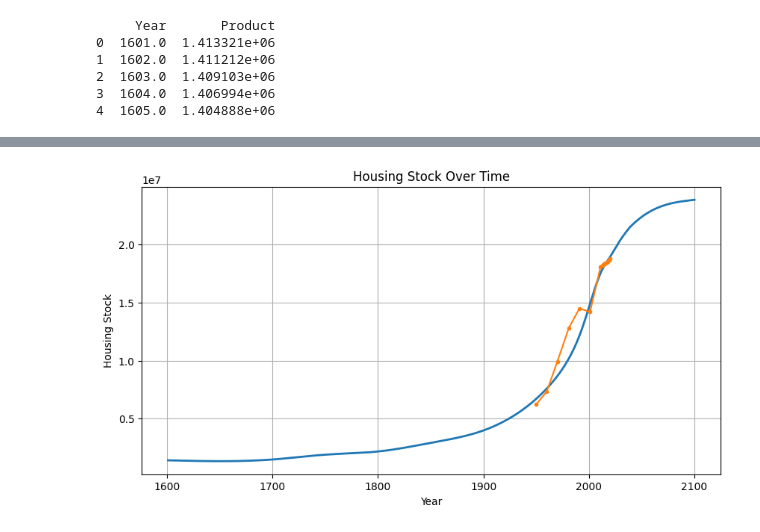
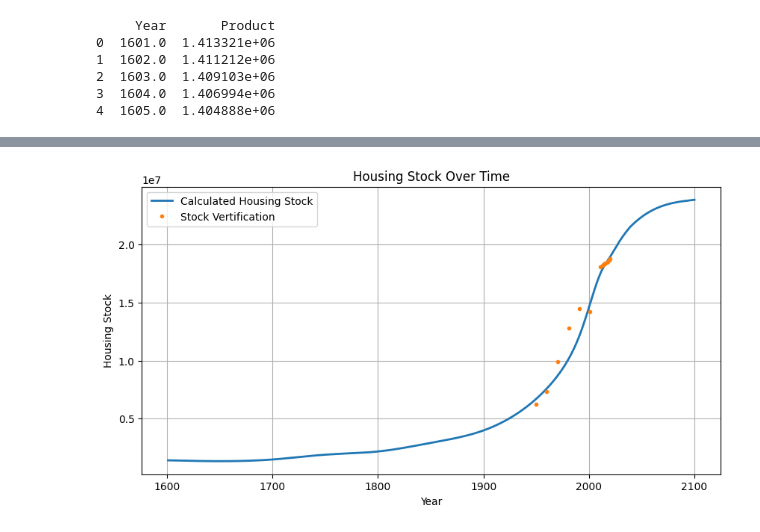
Before and after one commit to tdhunn01-design/MFA2, a Jupyter notebook: PPD_POP_Multiplied.ipynb, the cells around one changed output, grey strips where cells are left out. Drawn from its saved outputs; the diff is of its cells as text; code cells hidden in the pictures.

```diff
--- a/PPD_POP_Multiplied.ipynb
+++ b/PPD_POP_Multiplied.ipynb
@@ -52,14 +69,15 @@ print(vertification)
 # %%
 #Plotting housing stock over time with vertification data
 import matplotlib.pyplot as plt
 
 plt.figure(figsize=(10, 5))
-plt.plot(result['Year'], result['Product'], linestyle='-', lw = 2)
-plt.plot(vertification['year'], vertification['main dwelling'], linestyle='-', marker='.', label='Stock Vertification')
+plt.plot(result['Year'], result['Product'], linestyle='-', lw = 2, label='Calculated Housing Stock')
+plt.plot(vertification['year'], vertification['main dwelling'], '.', label='Stock Vertification')
 plt.title('Housing Stock Over Time')
 plt.xlabel('Year')
 plt.ylabel('Housing Stock')
+plt.legend()
 plt.grid(True)
 plt.show()
 # %% [output]
-[figure, old version]
+[figure, new version]
```
Also changed, not shown: parts of 1 cell of this notebook, 2 other files.
